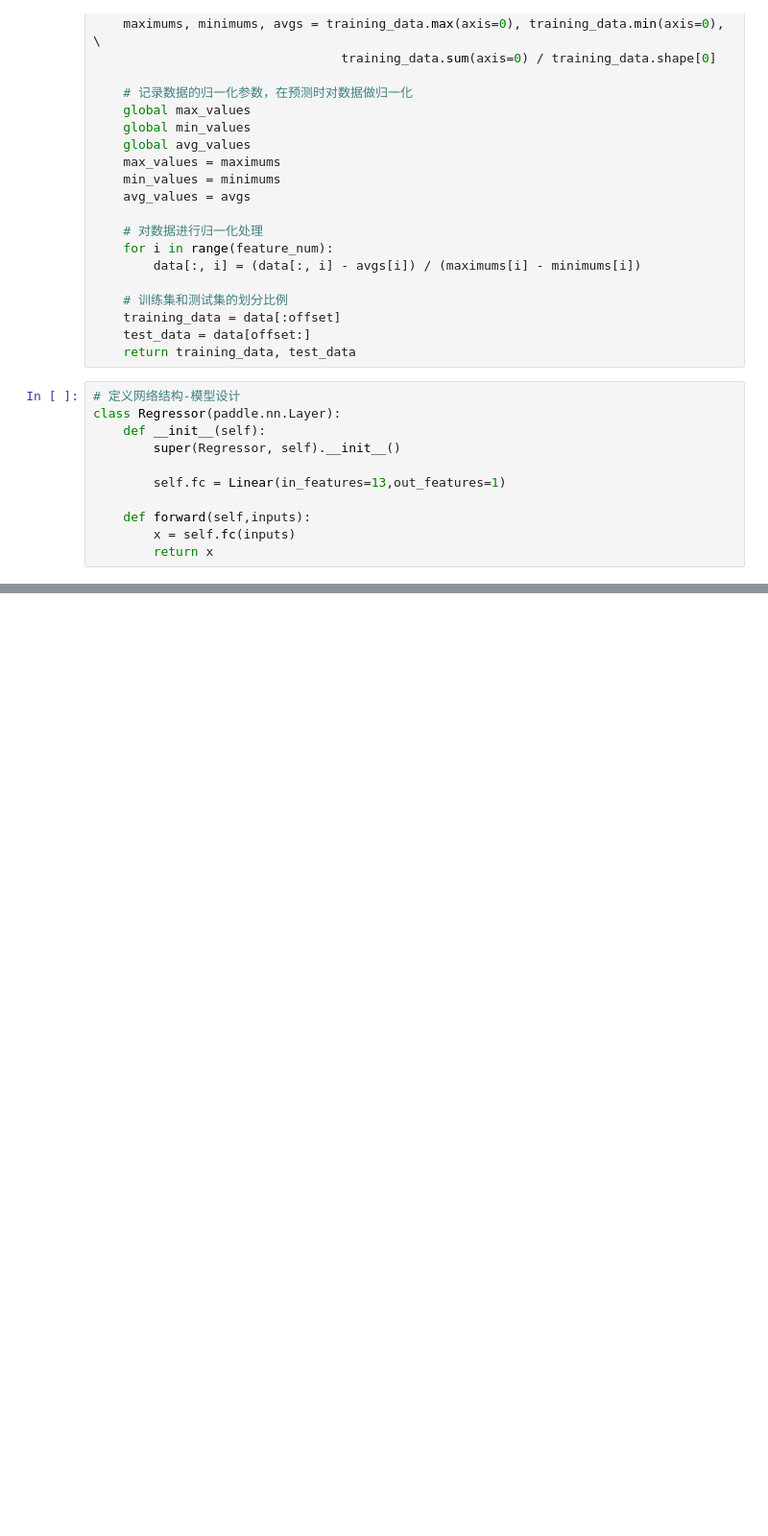
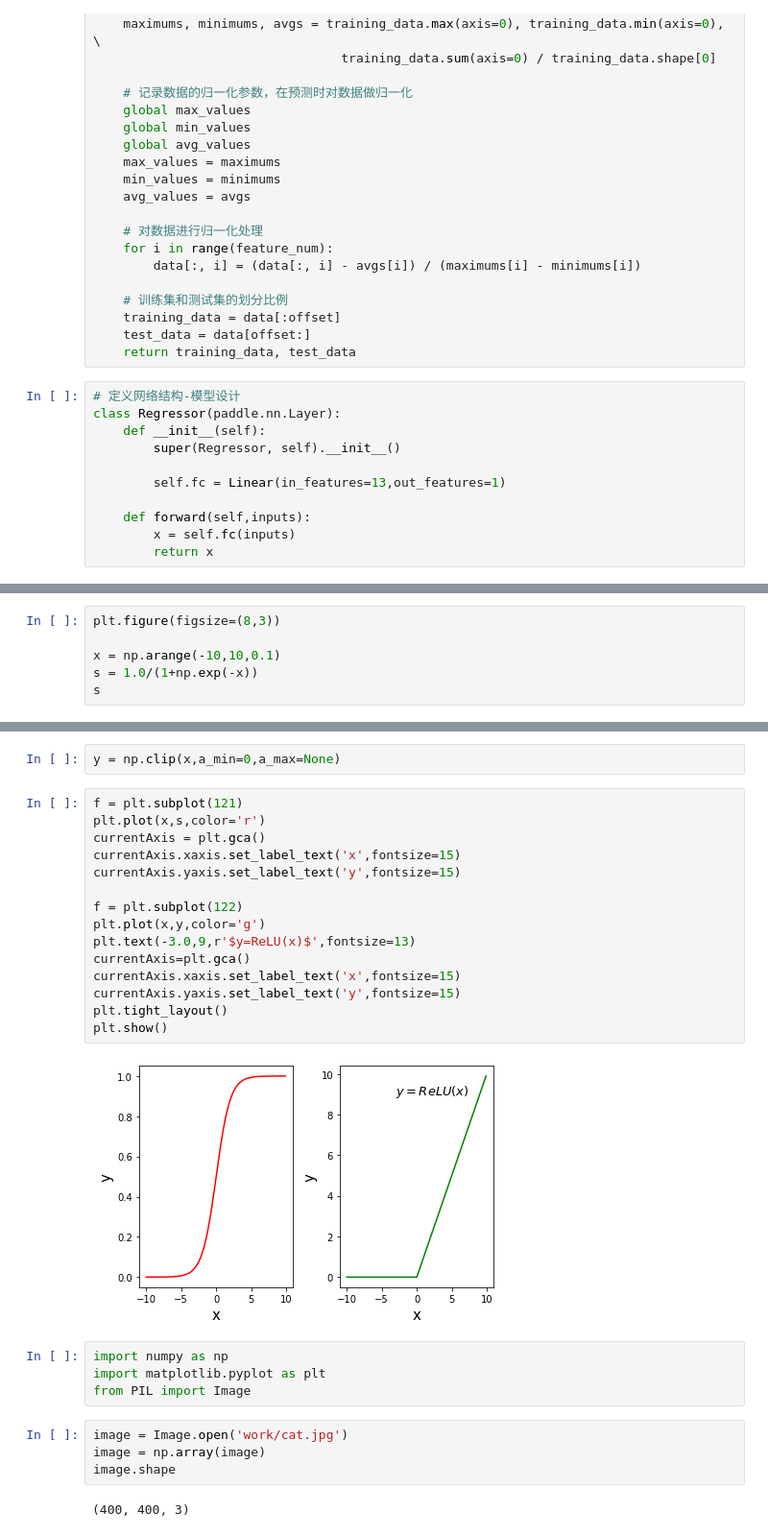
Before and after one commit to Jaon95/program_design_learning, a Jupyter notebook: paddlepaddle学习/房价预测.ipynb, the cells around one changed output, grey strips where cells are left out. Shown: that part at 96% size. Drawn from its saved outputs; the diff is of its cells as text; blank space fills up the shorter version.

```diff
--- a/paddlepaddle学习/房价预测.ipynb
+++ b/paddlepaddle学习/房价预测.ipynb
@@ -103,0 +165,6 @@ for epoch_id in range(EPOCH_NUM):
+# %%
+plt.figure(figsize=(8,3))
+
+x = np.arange(-10,10,0.1)
+s = 1.0/(1+np.exp(-x))
+s
@@ -103,0 +190,29 @@ for epoch_id in range(EPOCH_NUM):
+# %%
+y = np.clip(x,a_min=0,a_max=None)
+# %%
+f = plt.subplot(121)
+plt.plot(x,s,color='r')
+currentAxis = plt.gca()
+currentAxis.xaxis.set_label_text('x',fontsize=15)
+currentAxis.yaxis.set_label_text('y',fontsize=15)
+
+f = plt.subplot(122)
+plt.plot(x,y,color='g')
+plt.text(-3.0,9,r'$y=ReLU(x)$',fontsize=13)
+currentAxis=plt.gca()
+currentAxis.xaxis.set_label_text('x',fontsize=15)
+currentAxis.yaxis.set_label_text('y',fontsize=15)
+plt.tight_layout()
+plt.show()
+# %% [output]
+[figure, added]
+# %%
+import numpy as np
+import matplotlib.pyplot as plt
+from PIL import Image
+# %%
+image = Image.open('work/cat.jpg')
+image = np.array(image)
+image.shape
+# %% [output]
+(400, 400, 3)
```
Also changed, not shown: parts of 14 cells of this notebook, 2 other files.
